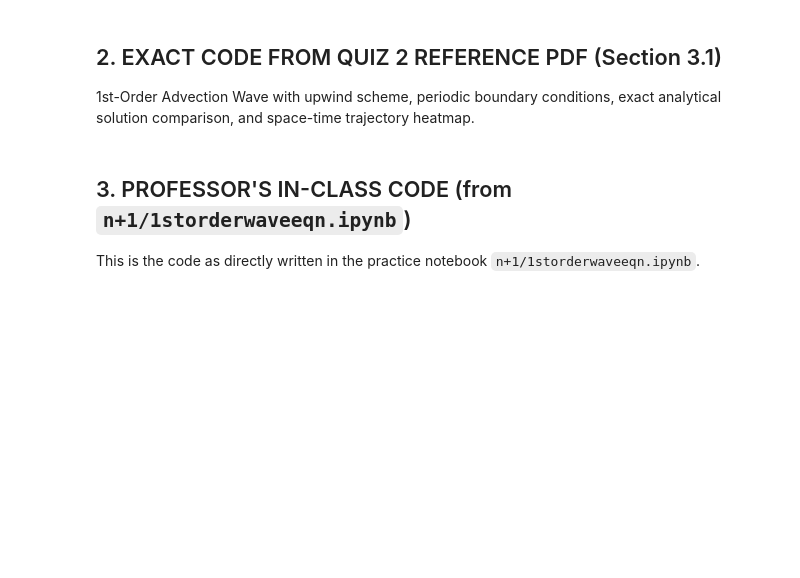
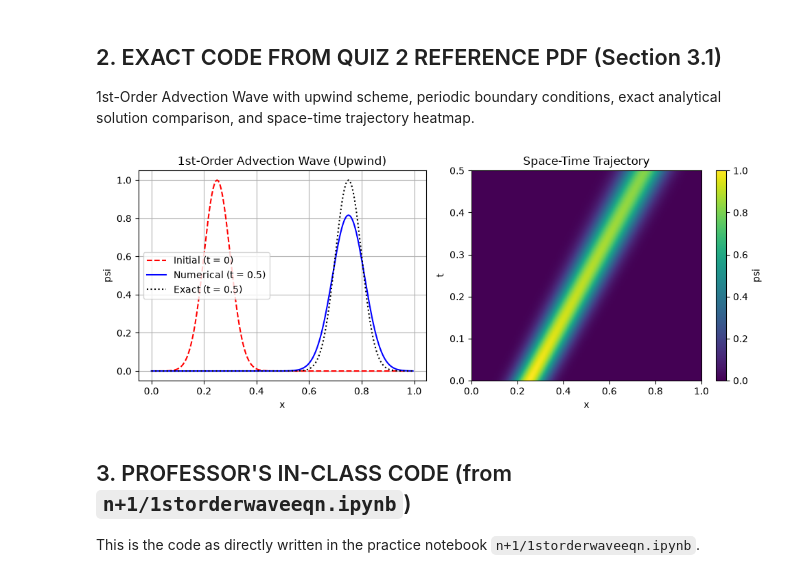
Before and after one commit to Nandu45321/Numerical-Methods-PHY324, a Jupyter notebook: Notes/Quiz2/04_1st_Order_Wave_Advection.ipynb, the cells around one changed output. Cells and saved outputs as stored; diff of their text form; code cells hidden in the pictures; blank space fills up the shorter version.

```diff
--- a/Notes/Quiz2/04_1st_Order_Wave_Advection.ipynb
+++ b/Notes/Quiz2/04_1st_Order_Wave_Advection.ipynb
@@ -40,38 +40,39 @@ psi_T = [psi.copy()]
 
 # Exact analytical translation on periodic domain
 def exact(x, t):
-    return np.exp(-200 * (((x - v * t) % L) - 0.25)**2)
+    return np.exp(-200 * ((x - v * t) - 0.25)**2)
 
 # Time integration using Upwind Scheme (Periodic Boundary Conditions)
 for n in range(nt):
     psi_new = np.zeros(N)
     for i in range(1, N):
         psi_new[i] = psi[i] - k * (psi[i] - psi[i-1])
 
     # Periodic boundary wrap-around at x = 0
     psi_new[0] = psi[0] - k * (psi[0] - psi[-1])
 
     psi = psi_new
     psi_T.append(psi.copy())
 
 # Plotting Comparison and Space-Time Heatmap
 plt.figure(figsize=(10, 4))
 plt.subplot(1, 2, 1)
 plt.plot(x, psi_0, 'r--', label='Initial (t = 0)')
 plt.plot(x, psi, 'b-', label=f'Numerical (t = {t_end})')
 plt.plot(x, exact(x, t_end), 'k:', label=f'Exact (t = {t_end})')
 plt.xlabel('x'); plt.ylabel('psi'); plt.title('1st-Order Advection Wave (Upwind)')
 plt.legend(); plt.grid(True)
 
 plt.subplot(1, 2, 2)
 psi_T = np.array(psi_T)
-plt.imshow(psi_T, aspect='auto', origin='lower',
-           extent=[0, L, 0, t_end], cmap='viridis')
+plt.imshow(psi_T, aspect='auto', origin='lower', extent=[0, L, 0, t_end])
 plt.colorbar(label='psi')
 plt.xlabel('x'); plt.ylabel('t')
 plt.title('Space-Time Trajectory')
 plt.tight_layout()
 plt.show()
+# %% [output]
+[figure, added]
 # %% [markdown]
 ## 3. PROFESSOR'S IN-CLASS CODE (from `n+1/1storderwaveeqn.ipynb`)
 This is the code as directly written in the practice notebook `n+1/1storderwaveeqn.ipynb`.
```
Also changed, not shown: parts of 2 cells of this notebook, 20 other files.
